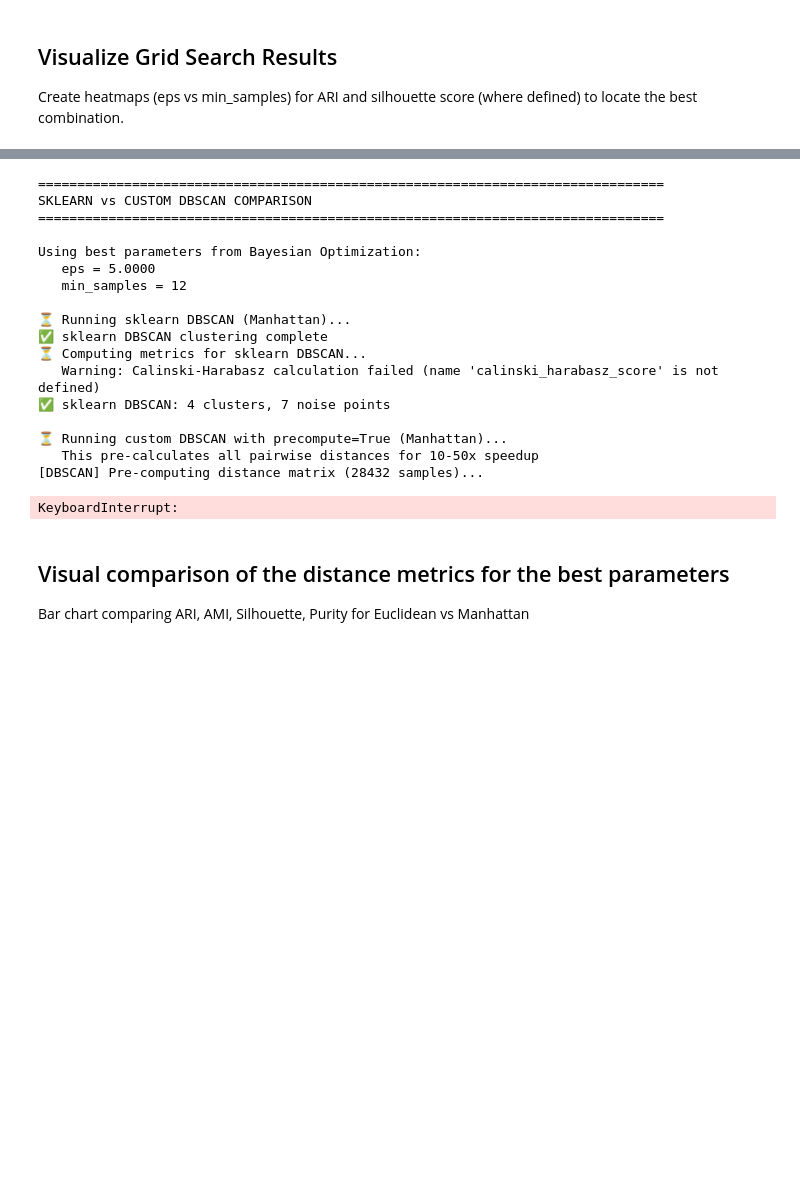
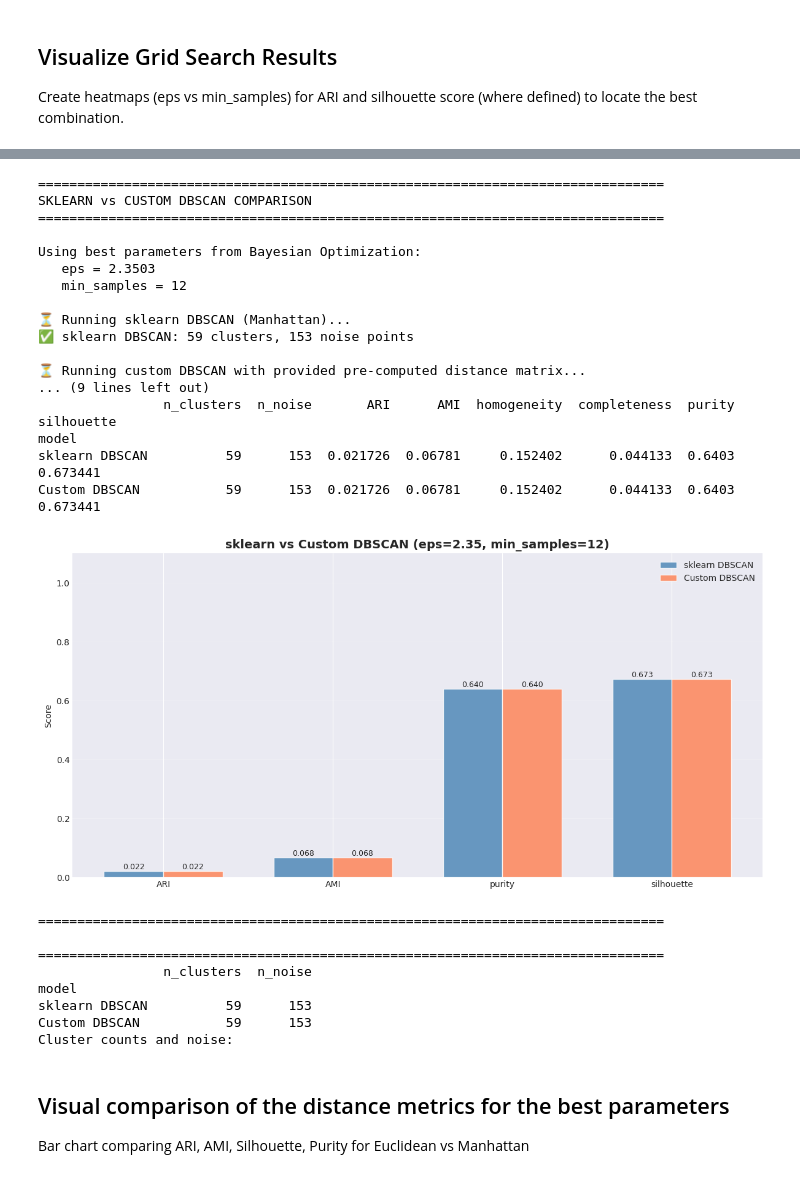
Before and after one commit to BESSAI-Tayeb/forest-fires-algeria-tunisia-analysis, a Jupyter notebook: analysis/unsupervised/dbscan.ipynb, the cells around one changed output, grey strips where cells are left out. Saved outputs shown, nothing was run; the diff lists cells and outputs as text; code cells hidden in the pictures; blank space fills up the shorter version.

```diff
--- a/analysis/unsupervised/dbscan.ipynb
+++ b/analysis/unsupervised/dbscan.ipynb
@@ -548,23 +297,20 @@ def evaluate_dbscan(model_name, labels):
         return {
             'model': model_name, 'n_clusters': n_clusters, 'n_noise': n_noise,
             'ARI': np.nan, 'AMI': np.nan, 'homogeneity': np.nan,
-            'completeness': np.nan, 'purity': np.nan, 'calinski_harabasz': np.nan
+            'completeness': np.nan, 'purity': np.nan, 'silhouette': np.nan
         }
 
-    # Use Calinski-Harabasz Index (MUCH faster than silhouette!)
     try:
-        ch = calinski_harabasz_score(X, labels)
-    except Exception as e:
-        print(f"   Warning: Calinski-Harabasz calculation failed ({e})")
-        ch = np.nan
+        sil = silhouette_score(X, labels, metric='manhattan')  # Manhattan for consistency
+    except:
+        sil = np.nan
 
-    # Fast metric calculations
     ari = adjusted_rand_score(y_true, labels)
     ami = adjusted_mutual_info_score(y_true, labels, average_method='arithmetic')
     hom = homogeneity_score(y_true, labels)
     comp = completeness_score(y_true, labels)
 
-    # Purity calculation
+    # Purity
     purity = np.nan
     if n_clusters > 0:
         unique_clusters = np.unique(labels[labels != -1])
@@ -579,28 +325,24 @@ def evaluate_dbscan(model_name, labels):
     return {
         'model': model_name, 'n_clusters': n_clusters, 'n_noise': n_noise,
         'ARI': ari, 'AMI': ami, 'homogeneity': hom,
-        'completeness': comp, 'purity': purity, 'calinski_harabasz': ch
+        'completeness': comp, 'purity': purity, 'silhouette': sil
     }
 
-# Train sklearn DBSCAN (Manhattan distance) - using loaded distance matrix
+# Train sklearn DBSCAN (Manhattan distance)
 print("\n⏳ Running sklearn DBSCAN (Manhattan)...")
 sklearn_dbscan = SklearnDBSCAN(eps=best_eps, min_samples=best_min_samples, metric='manhattan')
 labels_sklearn = sklearn_dbscan.fit_predict(X)
-print("✅ sklearn DBSCAN clustering complete")
-print("⏳ Computing metrics for sklearn DBSCAN...")
 metrics_sklearn = evaluate_dbscan('sklearn DBSCAN', labels_sklearn)
 print(f"✅ sklearn DBSCAN: {metrics_sklearn['n_clusters']} clusters, {metrics_sklearn['n_noise']} noise points")
 
 # Train custom DBSCAN with pre-computed distance matrix (Manhattan distance)
-print("\n⏳ Running custom DBSCAN with precompute=True (Manhattan)...")
-print("   Using pre-loaded distance matrix (no recomputation)")
+print("\n⏳ Running custom DBSCAN with provided pre-computed distance matrix...")
+print("   Using the same matrix as Bayesian optimization - no recomputation needed!")
 import time
 start_time = time.time()
-custom_dbscan = DBSCAN(eps=best_eps, min_samples=best_min_samples, metric='manhattan', precompute=True)
+custom_dbscan = DBSCAN(eps=best_eps, min_samples=best_min_samples, metric='manhattan', distance_matrix=dist_matrix)
 labels_custom = custom_dbscan.fit_predict(X)
 elapsed_time = time.time() - start_time
-print("✅ Custom DBSCAN clustering complete")
-print("⏳ Computing metrics for custom DBSCAN...")
 metrics_custom = evaluate_dbscan('Custom DBSCAN', labels_custom)
 print(f"✅ Custom DBSCAN: {metrics_custom['n_clusters']} clusters, {metrics_custom['n_noise']} noise points")
 print(f"   Execution time: {elapsed_time:.2f} seconds")
@@ -614,7 +356,7 @@ print("="*80)
 print("\n" + compare_df.to_string())
 
 # Visualize comparison
-metrics_to_plot = ['ARI', 'AMI', 'purity', 'calinski_harabasz']
+metrics_to_plot = ['ARI', 'AMI', 'purity', 'silhouette']
 fig, ax = plt.subplots(figsize=(12, 6))
 
 x = np.arange(len(metrics_to_plot))
@@ -623,11 +365,6 @@ width = 0.35
 vals_sklearn = [metrics_sklearn[m] for m in metrics_to_plot]
 vals_custom = [metrics_custom[m] for m in metrics_to_plot]
 
-# Normalize Calinski-Harabasz to 0-1 range for comparison
-ch_max = max(vals_sklearn[-1], vals_custom[-1]) if not np.isnan(vals_sklearn[-1]) and not np.isnan(vals_custom[-1]) else 1
-vals_sklearn[-1] = vals_sklearn[-1] / ch_max if not np.isnan(vals_sklearn[-1]) else 0
-vals_custom[-1] = vals_custom[-1] / ch_max if not np.isnan(vals_custom[-1]) else 0
-
 bars1 = ax.bar(x - width/2, vals_sklearn, width, label='sklearn DBSCAN', alpha=0.8, color='steelblue')
 bars2 = ax.bar(x + width/2, vals_custom, width, label='Custom DBSCAN', alpha=0.8, color='coral')
 
@@ -635,47 +372,53 @@ ax.set_ylabel('Score')
 ax.set_title(f'sklearn vs Custom DBSCAN (eps={best_eps:.2f}, min_samples={best_min_samples})',
              fontsize=14, fontweight='bold')
 ax.set_xticks(x)
-ax.set_xticklabels(['ARI', 'AMI', 'Purity', 'CH Index\n(Normalized)'])
+ax.set_xticklabels(metrics_to_plot)
 ax.legend()
 ax.set_ylim(0, 1.1)
 ax.grid(True, alpha=0.3, axis='y')
 
 # Add value labels
 for bars in [bars1, bars2]:
     for bar in bars:
         height = bar.get_height()
         if not np.isnan(height):
             ax.text(bar.get_x() + bar.get_width()/2., height,
                    f'{height:.3f}', ha='center', va='bottom', fontsize=9)
 
 plt.tight_layout()
 plt.show()
 
 print("="*80)
-print("="*80)
-
 print("\n" + "="*80)
+print(compare_df[['n_clusters', 'n_noise']])
 print("Cluster counts and noise:")
-display(compare_df[['n_clusters', 'n_noise']])
 # %% [output]
 ================================================================================
 SKLEARN vs CUSTOM DBSCAN COMPARISON
 ================================================================================
 
 Using best parameters from Bayesian Optimization:
-   eps = 5.0000
+   eps = 2.3503
    min_samples = 12
 
 ⏳ Running sklearn DBSCAN (Manhattan)...
-✅ sklearn DBSCAN clustering complete
-⏳ Computing metrics for sklearn DBSCAN...
-   Warning: Calinski-Harabasz calculation failed (name 'calinski_harabasz_score' is not defined)
-✅ sklearn DBSCAN: 4 clusters, 7 noise points
+✅ sklearn DBSCAN: 59 clusters, 153 noise points
 
-⏳ Running custom DBSCAN with precompute=True (Manhattan)...
-   This pre-calculates all pairwise distances for 10-50x speedup
-[DBSCAN] Pre-computing distance matrix (28432 samples)...
+⏳ Running custom DBSCAN with provided pre-computed distance matrix...
+... (9 lines left out)
+                n_clusters  n_noise       ARI      AMI  homogeneity  completeness  purity  silhouette
+model
+sklearn DBSCAN          59      153  0.021726  0.06781     0.152402      0.044133  0.6403    0.673441
+Custom DBSCAN           59      153  0.021726  0.06781     0.152402      0.044133  0.6403    0.673441
+[figure, added]
-KeyboardInterrupt:
+================================================================================
+
+================================================================================
+                n_clusters  n_noise
+model
+sklearn DBSCAN          59      153
+Custom DBSCAN           59      153
+Cluster counts and noise:
 # %% [markdown]
 ## Visual comparison of the distance metrics for the best parameters
 
```
Also changed, not shown: parts of 13 cells of this notebook, 2 other files.
